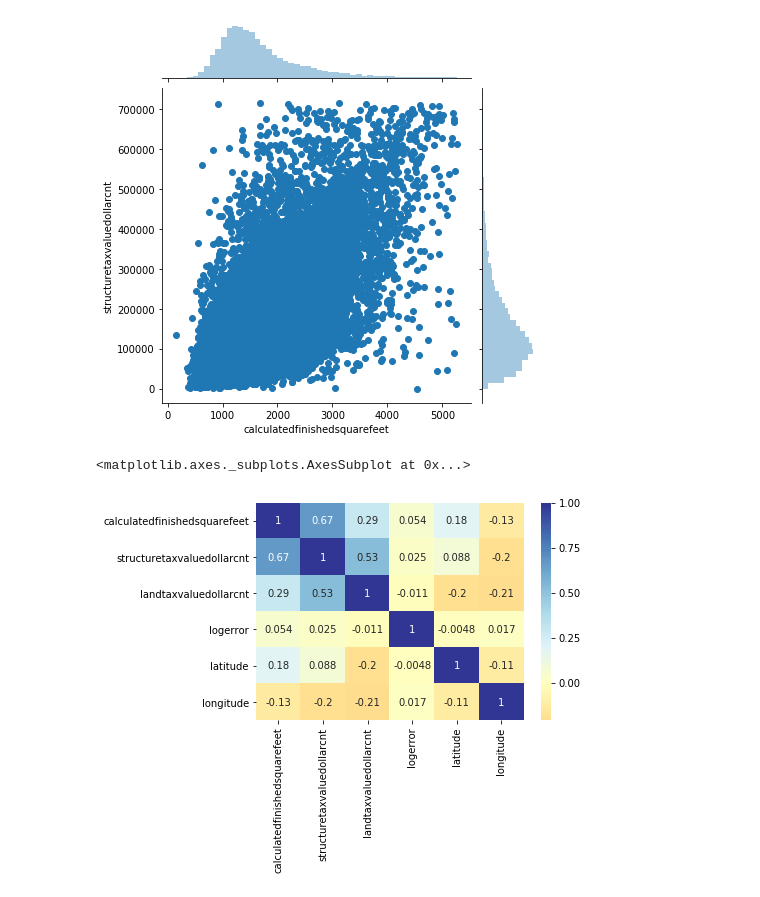
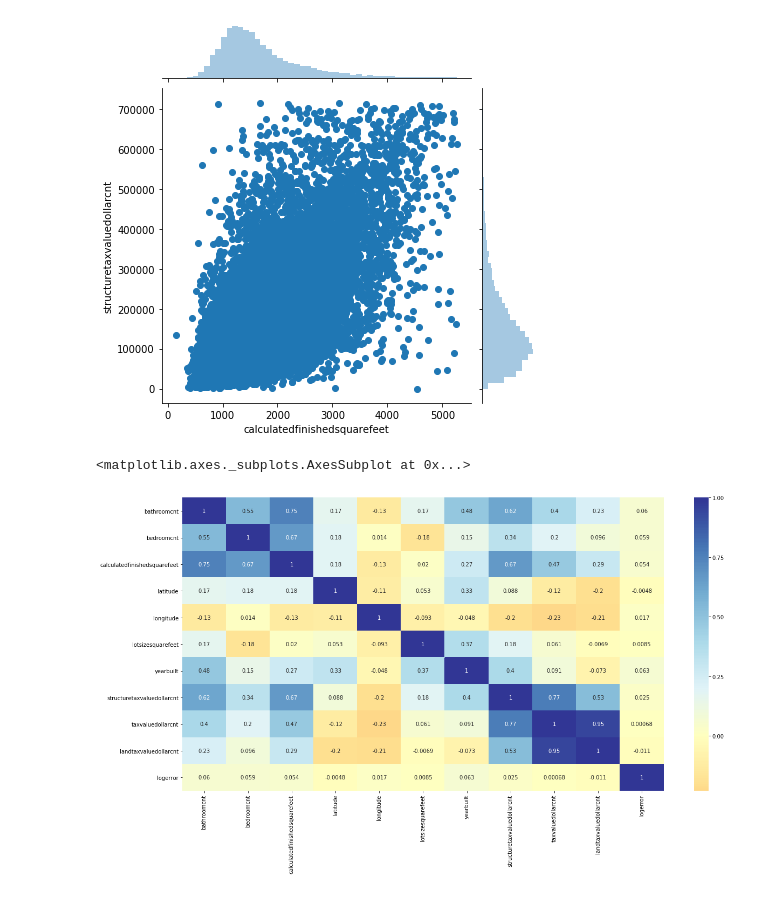
Before and after one commit to Osdorn-Typewriter-Repair/osdorn_project, a Jupyter notebook: osdorn_paddy.ipynb, the cells around one changed output. Cells and saved outputs as stored; diff of their text form; code cells hidden in the pictures.

```diff
--- a/osdorn_paddy.ipynb
+++ b/osdorn_paddy.ipynb
@@ -389,9 +389,11 @@ sns.jointplot(data=train, x='calculatedfinishedsquarefeet', y='structuretaxvalue
 <seaborn.axisgrid.JointGrid at 0x...>
 [figure]
 # %%
-corr1 = train[['calculatedfinishedsquarefeet', 'structuretaxvaluedollarcnt', 'landtaxvaluedollarcnt', 'logerror', 'latitude', 'longitude' ]]
-
+corr1 = train[['bathroomcnt', 'bedroomcnt',
+       'calculatedfinishedsquarefeet','latitude', 'longitude', 'lotsizesquarefeet','yearbuilt', 'structuretaxvaluedollarcnt',
+       'taxvaluedollarcnt', 'landtaxvaluedollarcnt', 'logerror']]
+plt.figure(figsize=(20,10))
 sns.heatmap(corr1.corr(), cmap='RdYlBu', annot=True, center=0)
 # %% [output]
 <matplotlib.axes._subplots.AxesSubplot at 0x...>
-[figure, old version]
+[figure, new version]
```
Also changed, not shown: parts of 1 cell of this notebook.
